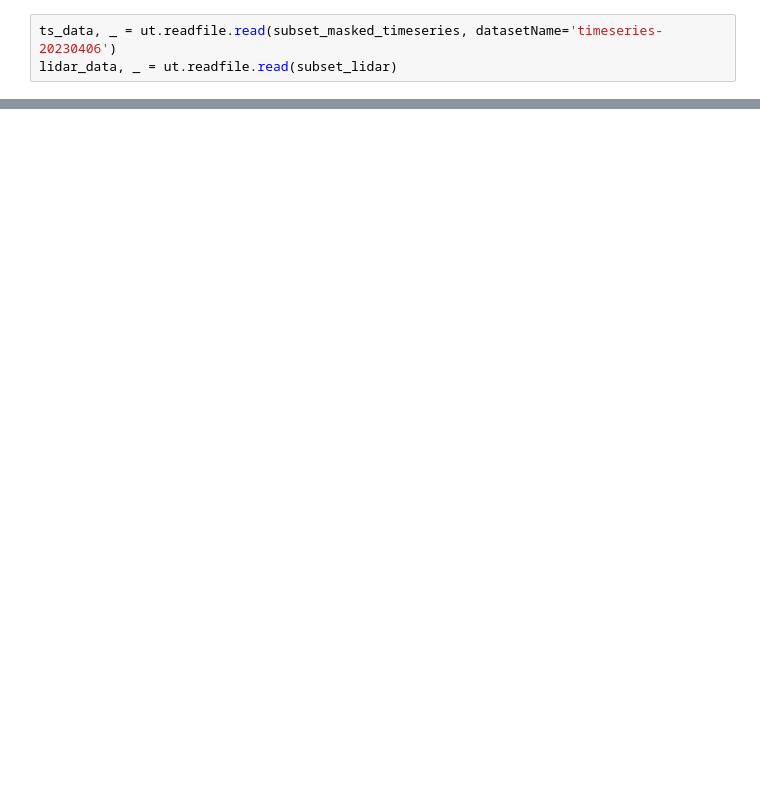
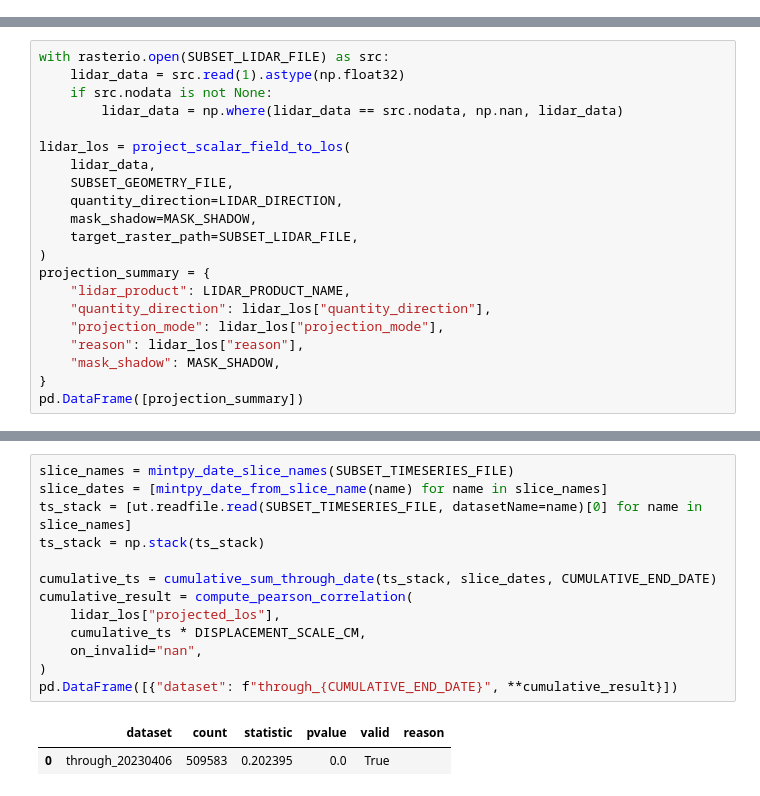
Before and after one commit to ehavazli/snowsar, a Jupyter notebook: LIDAR_notebooks/LIDAR_vs_MintPy.ipynb, the cells around one changed output, grey strips where cells are left out. Drawn from its saved outputs; the diff is of its cells as text; blank space fills up the shorter version.

Commit message:
Add lidar utilities and notebook updates

```diff
--- a/LIDAR_notebooks/LIDAR_vs_MintPy.ipynb
+++ b/LIDAR_notebooks/LIDAR_vs_MintPy.ipynb
@@ -88,3 +0,0 @@ subset.main([str(lidar_file),
-# %%
-ts_data, _ = ut.readfile.read(subset_masked_timeseries, datasetName='timeseries-20230406')
-lidar_data, _ = ut.readfile.read(subset_lidar)
@@ -117,0 +121,21 @@ for d in dates:
+# %%
+with rasterio.open(SUBSET_LIDAR_FILE) as src:
+    lidar_data = src.read(1).astype(np.float32)
+    if src.nodata is not None:
+        lidar_data = np.where(lidar_data == src.nodata, np.nan, lidar_data)
+
+lidar_los = project_scalar_field_to_los(
+    lidar_data,
+    SUBSET_GEOMETRY_FILE,
+    quantity_direction=LIDAR_DIRECTION,
+    mask_shadow=MASK_SHADOW,
+    target_raster_path=SUBSET_LIDAR_FILE,
+)
+projection_summary = {
+    "lidar_product": LIDAR_PRODUCT_NAME,
+    "quantity_direction": lidar_los["quantity_direction"],
+    "projection_mode": lidar_los["projection_mode"],
+    "reason": lidar_los["reason"],
+    "mask_shadow": MASK_SHADOW,
+}
+pd.DataFrame([projection_summary])
@@ -117,0 +271,16 @@ for d in dates:
+# %%
+slice_names = mintpy_date_slice_names(SUBSET_TIMESERIES_FILE)
+slice_dates = [mintpy_date_from_slice_name(name) for name in slice_names]
+ts_stack = [ut.readfile.read(SUBSET_TIMESERIES_FILE, datasetName=name)[0] for name in slice_names]
+ts_stack = np.stack(ts_stack)
+
+cumulative_ts = cumulative_sum_through_date(ts_stack, slice_dates, CUMULATIVE_END_DATE)
+cumulative_result = compute_pearson_correlation(
+    lidar_los["projected_los"],
+    cumulative_ts * DISPLACEMENT_SCALE_CM,
+    on_invalid="nan",
+)
+pd.DataFrame([{"dataset": f"through_{CUMULATIVE_END_DATE}", **cumulative_result}])
+# %% [output]
+|  | dataset | count | statistic | pvalue | valid | reason |
+| 0 | through_20230406 | 509583 | 0.202395 | 0.0 | True |  |
```
Also changed, not shown: parts of 39 cells of this notebook, 10 other files.
